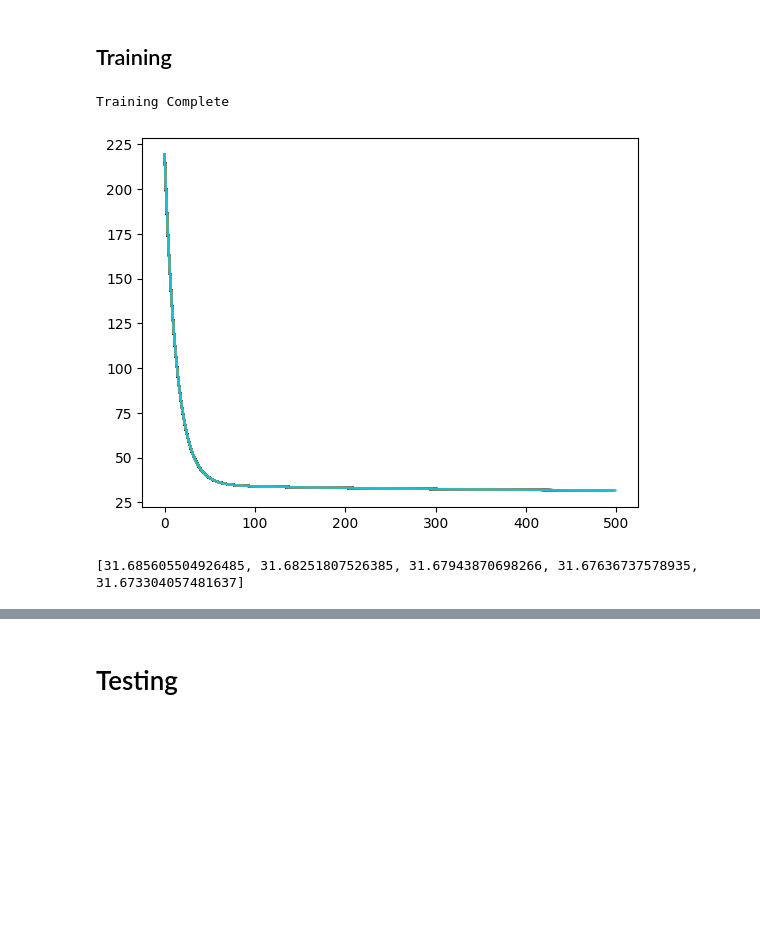
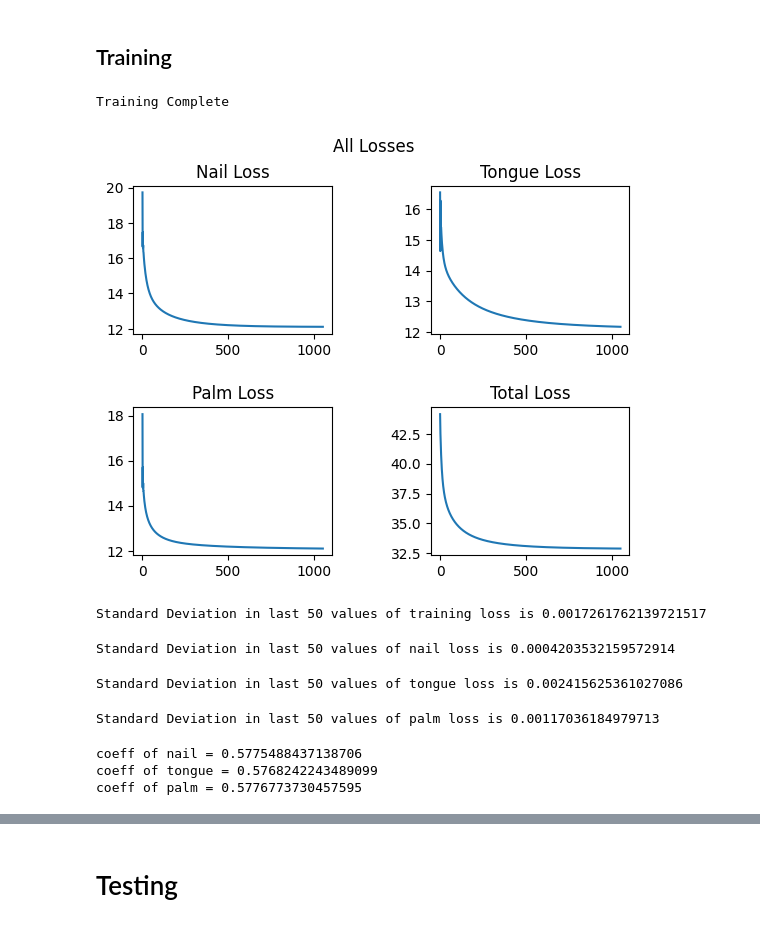
Before and after one commit to Shrey371/DDP, a Jupyter notebook: Phase 2/new_code/custom_loss_function.ipynb, the cells around one changed output, grey strips where cells are left out. Drawn from its saved outputs; the diff is of its cells as text; code cells hidden in the pictures; blank space fills up the shorter version.

```diff
--- a/Phase 2/new_code/custom_loss_function.ipynb
+++ b/Phase 2/new_code/custom_loss_function.ipynb
@@ -57,3 +69,6 @@ y_test = nail_test['label'].to_numpy()
+# %%
+X_palm_train = scaler.fit_transform(X_palm_train)
+X_palm_test = scaler.fit_transform(X_palm_test)
 # %% [markdown]
 # Helper Functions
 # %%
@@ -104,24 +120,27 @@ def sq_sum(a,b,c):
 # %% [markdown]
 ## Initilisation
 # %%
-a, b, c = 2.0, 1.0, 3.0
+a, b, c = 1.0, 1.0, 1.0
 
 features = X_nail_train.shape[1]
 rows = X_nail_train.shape[0]
 
-beta_nail = np.array([0.01]*features)
+beta_nail = np.array([1.0]*features)
 b_nail = 1.0
 
-beta_tongue = np.array([0.02]*features)
+beta_tongue = np.array([1.0]*features)
 b_tongue = 1.0
 
-beta_palm = np.array([0.001]*features)
+beta_palm = np.array([1.0]*features)
 b_palm = 1.0
 
 train_loss = []
+mse_nail_loss = []
+mse_tongue_loss = []
+mse_palm_loss = []
 
-alpha = 0.0000001
-iterations = 500
+alpha = 0.1
+iterations = 1050
 
 print(f"Shape of training data is {X_nail_train.shape}")
 # %% [output]
@@ -150,6 +169,11 @@ for i in range(iterations):
     mse_nail = mean_squared_error(y_train, y_pred_nail)
     mse_tongue = mean_squared_error(y_train, y_pred_tongue)
     mse_palm = mean_squared_error(y_train, y_pred_palm)
+
+    mse_nail_loss.append(mse_nail)
+    mse_tongue_loss.append(mse_tongue)
+    mse_palm_loss.append(mse_palm)
+
 
     # print(f"mse of nail = {mse_nail}")
     # print(f"mse of tongue = {mse_tongue}")
@@ -177,39 +201,83 @@ for i in range(iterations):
 
 
     # LOSS FUNCTION
     train_loss.append(loss(y_train,y_hat,y_pred,coeff,mse))
-    plt.plot(train_loss)
+
 
     # GRADIENTS
     dw = gradients(y_train,y_hat,weights,coeff,X,intercept)
     dw_nail, dw_tongue, dw_palm, db_nail, db_tongue, db_palm, da, db, dc = dw
 
 
     # UPDATING PARAMETERS
     beta_nail -= alpha*dw_nail
     beta_tongue -= alpha*dw_tongue
     beta_palm -= alpha*dw_palm
 
     b_nail -= alpha*db_nail
     b_tongue -= alpha*db_tongue
     b_palm -= alpha*db_palm
 
     a -= alpha*da
     b -= alpha*db
     c -= alpha*dc
 
     # SUM OF SQUARES OF COEFF = 1
     denom = sq_sum(a,b,c)
     a, b, c = a/denom, b/denom, c/denom
 
 print("Training Complete")
+
+# Plotting Nail Loss
+plt.subplot(2,2,1)
+plt.plot(mse_nail_loss)
+plt.title("Nail Loss")
+
+# Plotting Tongue Loss
+plt.subplot(2,2,2)
+plt.plot(mse_tongue_loss)
+plt.title("Tongue Loss")
+
+# Plotting Palm Loss
+plt.subplot(2,2,3)
+plt.plot(mse_palm_loss)
+plt.title("Palm Loss")
+
+# Plotting Total Loss
+plt.subplot(2,2,4)
+plt.plot(train_loss)
+plt.title("Total Loss")
+
+plt.suptitle("All Losses")
+plt.subplots_adjust(hspace=0.5, wspace=0.5)
+plt.show()
 # %% [output]
 Training Complete
-[figure, old version]
+[figure, new version]
 # %%
-print(train_loss[-5:])
+print(f"Standard Deviation in last 50 values of training loss is {np.std(np.array(train_loss[-50:]))}")
 # %% [output]
-[31.685605504926485, 31.68251807526385, 31.67943870698266, 31.67636737578935, 31.673304057481637]
+Standard Deviation in last 50 values of training loss is 0.0017261762139721517
+# %%
+print(f"Standard Deviation in last 50 values of nail loss is {np.std(np.array(mse_nail_loss[-50:]))}")
+# %% [output]
+Standard Deviation in last 50 values of nail loss is 0.0004203532159572914
+# %%
+print(f"Standard Deviation in last 50 values of tongue loss is {np.std(np.array(mse_tongue_loss[-50:]))}")
+# %% [output]
+Standard Deviation in last 50 values of tongue loss is 0.002415625361027086
+# %%
+print(f"Standard Deviation in last 50 values of palm loss is {np.std(np.array(mse_palm_loss[-50:]))}")
+# %% [output]
+Standard Deviation in last 50 values of palm loss is 0.00117036184979713
+# %%
+print(f"coeff of nail = {a}")
+print(f"coeff of tongue = {b}")
+print(f"coeff of palm = {c}")
+# %% [output]
+coeff of nail = 0.5775488437138706
+coeff of tongue = 0.5768242243489099
+coeff of palm = 0.5776773730457595
 # %%
 print(f"beta coeff of nail = {beta_nail}")
 print(f"-----------------------------------------------------------------------------------------")
```
Also changed, not shown: parts of 18 cells of this notebook.
